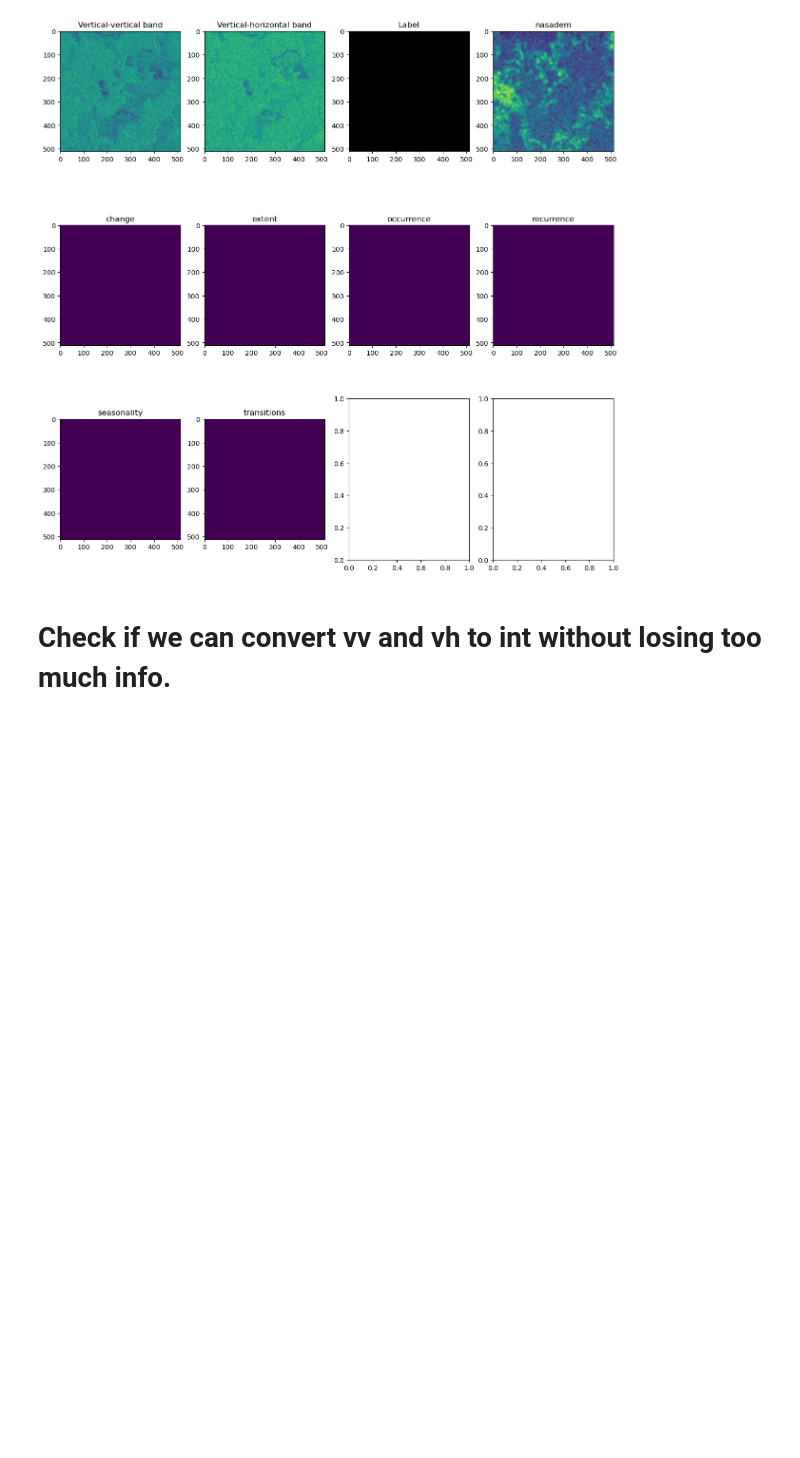
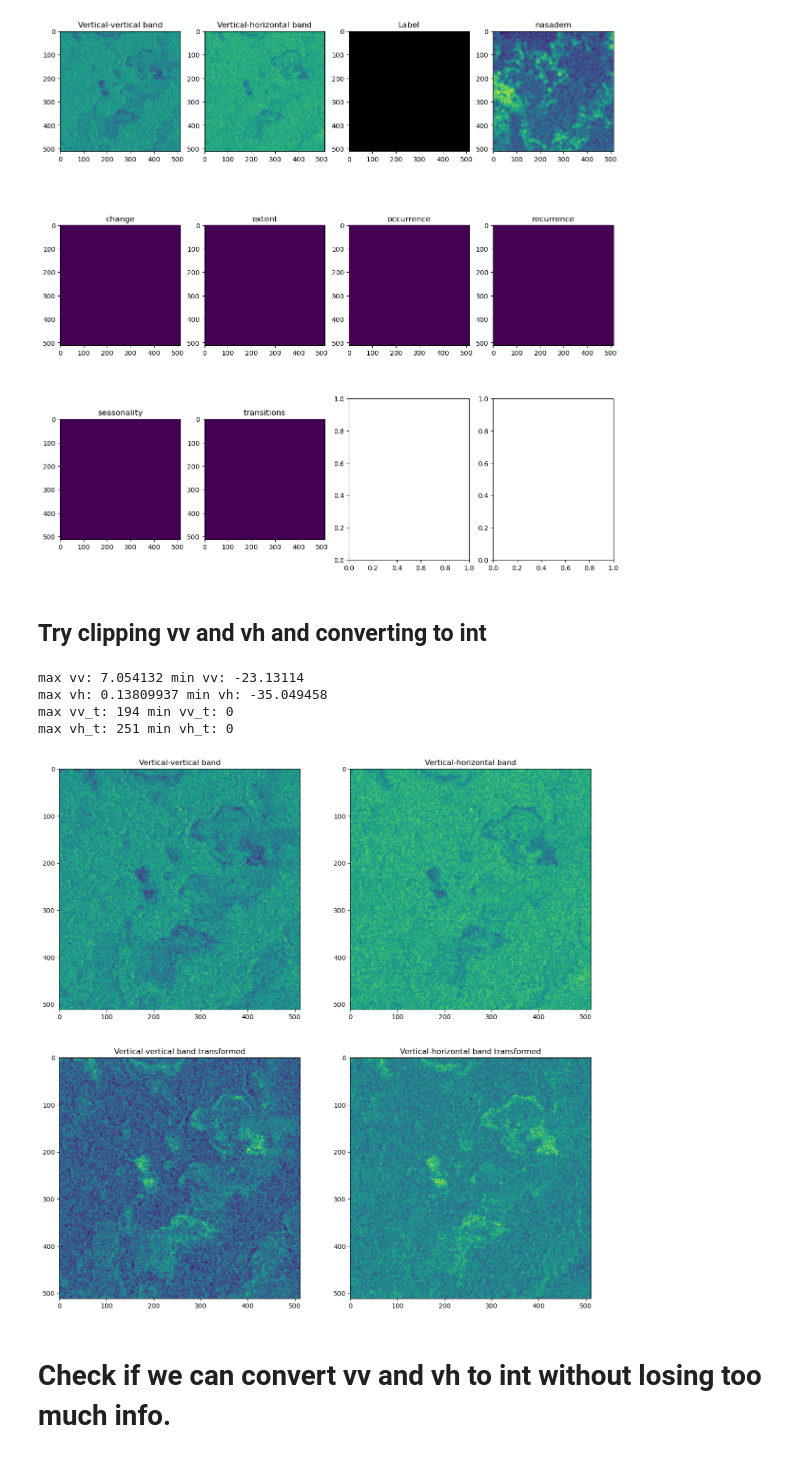
Before and after one commit to max-lutz/floodwater_competition, a Jupyter notebook: EDA/EDA with PC data.ipynb, the cells around one changed output. Cells and saved outputs as stored; diff of their text form; code cells hidden in the pictures; blank space fills up the shorter version.

```diff
--- a/EDA/EDA with PC data.ipynb
+++ b/EDA/EDA with PC data.ipynb
@@ -196,6 +196,59 @@ max recurrence: 0 min recurrence: 0
 max seasonality: 0 min seasonality: 0
 max transitions: 0 min transitions: 0
 [figure]
+# %% [markdown]
+## Try clipping vv and vh and converting to int
+# %%
+def display_chip_transformed(row):
+    f, ax = plt.subplots(2, 2, figsize=(15, 15))
+
+    # Select a random chip from train_metadata
+    #random_chip = train_metadata.chip_id.sample(random_state=random_state).values[0]
+    chip_df = train_metadata.iloc[row*2:row*2+2]
+
+    label = numpy_mask(chip_df.label_path.values[0])
+    mask = np.zeros(label.shape, dtype=np.uint8)
+    mask[np.where(label == 255)] = 1
+    label = ma.array(label, mask = mask)
+
+    # Extract paths to image files
+    vv = ma.array(numpy_mask(chip_df[chip_df.polarization == "vv"].feature_path.values[0]), mask = mask)
+    vh = ma.array(numpy_mask(chip_df[chip_df.polarization == "vh"].feature_path.values[0]), mask = mask)
+
+    vv_transformed = np.uint8(np.clip(vv, -30, 0)*(-8.4))
+    vh_transformed = np.uint8(np.clip(vh, -30, 0)*(-8.4))
+
+    #visualize radar image
+    ax[0][0].imshow(vv)
+    ax[0][0].set_title("Vertical-vertical band")
+    ax[0][1].imshow(vh)
+    ax[0][1].set_title("Vertical-horizontal band")
+
+    #visualize radar image
+    ax[1][0].imshow(vv_transformed)
+    ax[1][0].set_title("Vertical-vertical band transformed")
+    ax[1][1].imshow(vh_transformed)
+    ax[1][1].set_title("Vertical-horizontal band transformed")
+
+
+    #mask
+
+
+    print("max vv:", np.amax(vv), "min vv:", np.amin(vv))
+    print("max vh:", np.amax(vh), "min vh:", np.amin(vh))
+
+    print("max vv_t:", np.amax(vv_transformed), "min vv_t:", np.amin(vv_transformed))
+    print("max vh_t:", np.amax(vh_transformed), "min vh_t:", np.amin(vh_transformed))
+
+    plt.show()
+# %%
+display_chip_transformed(1)
+# %% [output]
+max vv: 7.054132 min vv: -23.13114
+max vh: 0.13809937 min vh: -35.049458
+max vv_t: 194 min vv_t: 0
+max vh_t: 251 min vh_t: 0
+[figure, added]
 # %% [markdown]
 # Check if we can convert vv and vh to int without losing too much info.
 # %%
```
Also changed, not shown: parts of 2 cells of this notebook, 1 other file.
